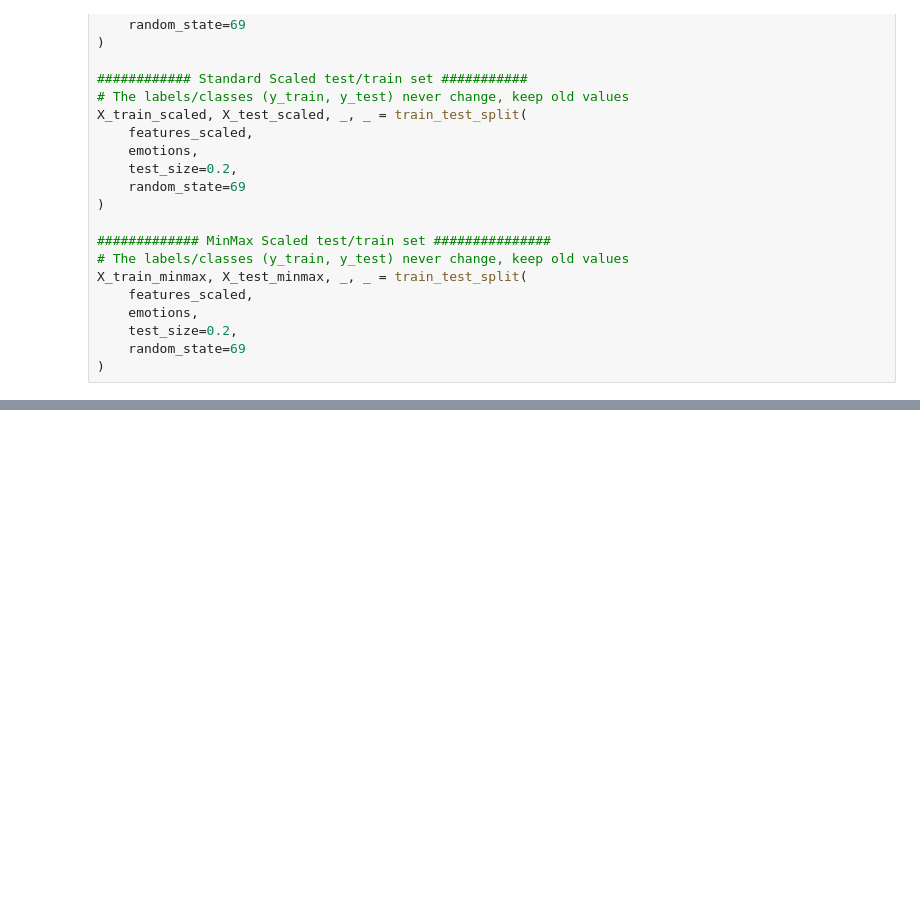
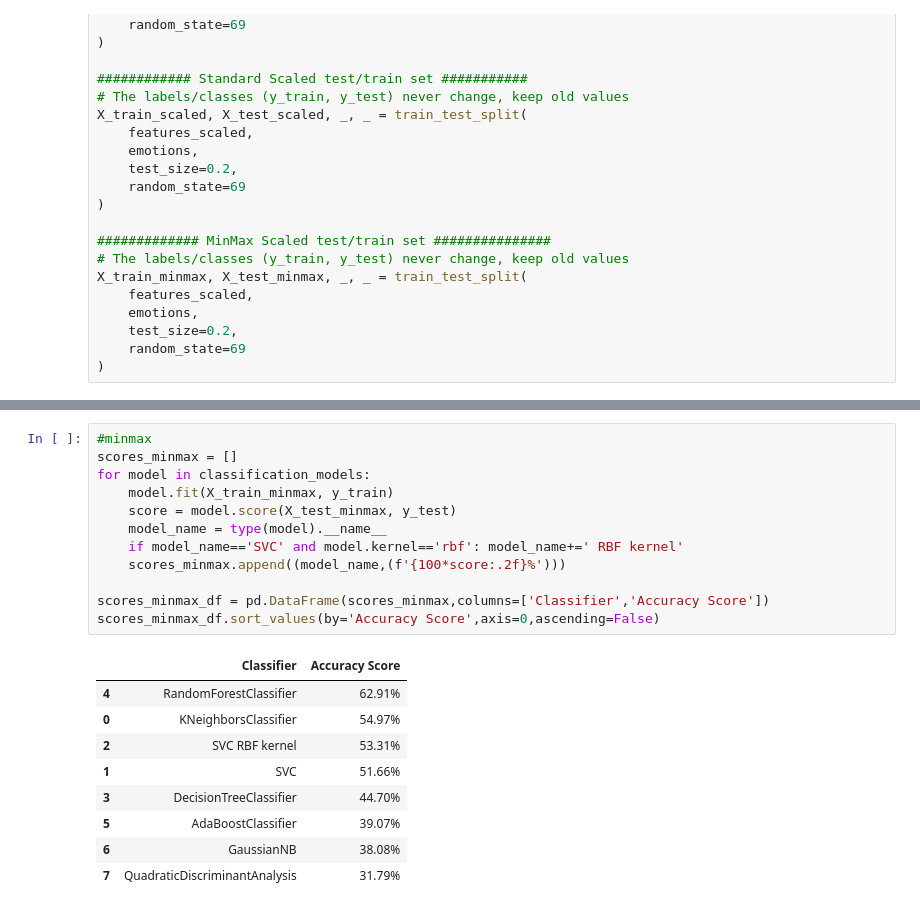
Before and after one commit to IAT-ExploringAI-2024/Week3-Machine_Learning, a Jupyter notebook: Week_3_MachineLearning.ipynb, the cells around one changed output, grey strips where cells are left out. Drawn from its saved outputs; the diff is of its cells as text; blank space fills up the shorter version.

```diff
--- a/Week_3_MachineLearning.ipynb
+++ b/Week_3_MachineLearning.ipynb
@@ -883,0 +922,22 @@ scores_scaled_df.sort_values(by='Accuracy Score',axis=0,ascending=False)
+# %%
+#minmax
+scores_minmax = []
+for model in classification_models:
+    model.fit(X_train_minmax, y_train)
+    score = model.score(X_test_minmax, y_test)
+    model_name = type(model).__name__
+    if model_name=='SVC' and model.kernel=='rbf': model_name+=' RBF kernel'
+    scores_minmax.append((model_name,(f'{100*score:.2f}%')))
+
+scores_minmax_df = pd.DataFrame(scores_minmax,columns=['Classifier','Accuracy Score'])
+scores_minmax_df.sort_values(by='Accuracy Score',axis=0,ascending=False)
+# %% [output]
+|  | Classifier | Accuracy Score |
+| 4 | RandomForestClassifier | 62.91% |
+| 0 | KNeighborsClassifier | 54.97% |
+| 2 | SVC RBF kernel | 53.31% |
+| 1 | SVC | 51.66% |
+| 3 | DecisionTreeClassifier | 44.70% |
+| 5 | AdaBoostClassifier | 39.07% |
+| 6 | GaussianNB | 38.08% |
+| 7 | QuadraticDiscriminantAnalysis | 31.79% |
```
Also changed, not shown: parts of 8 cells of this notebook.
